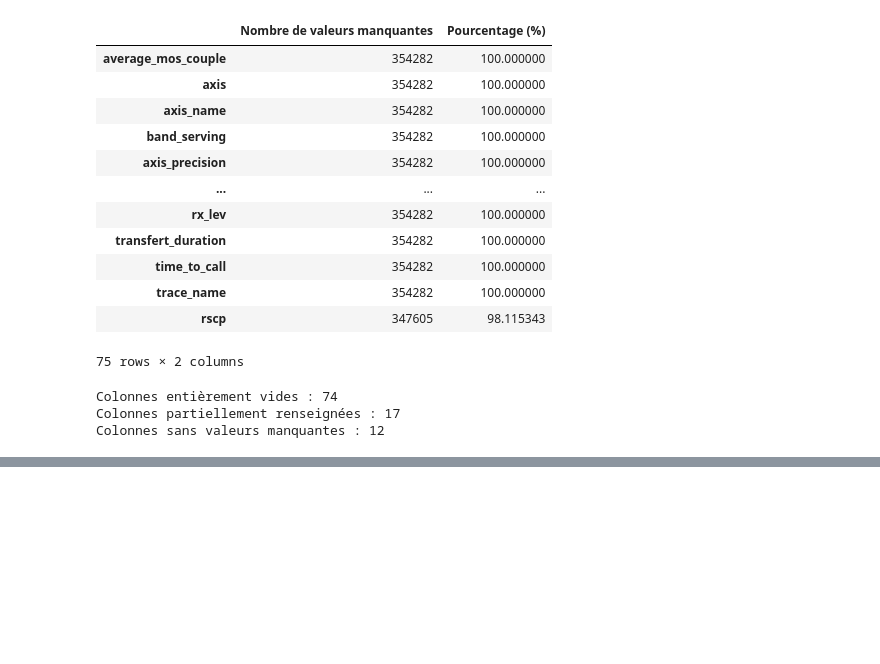
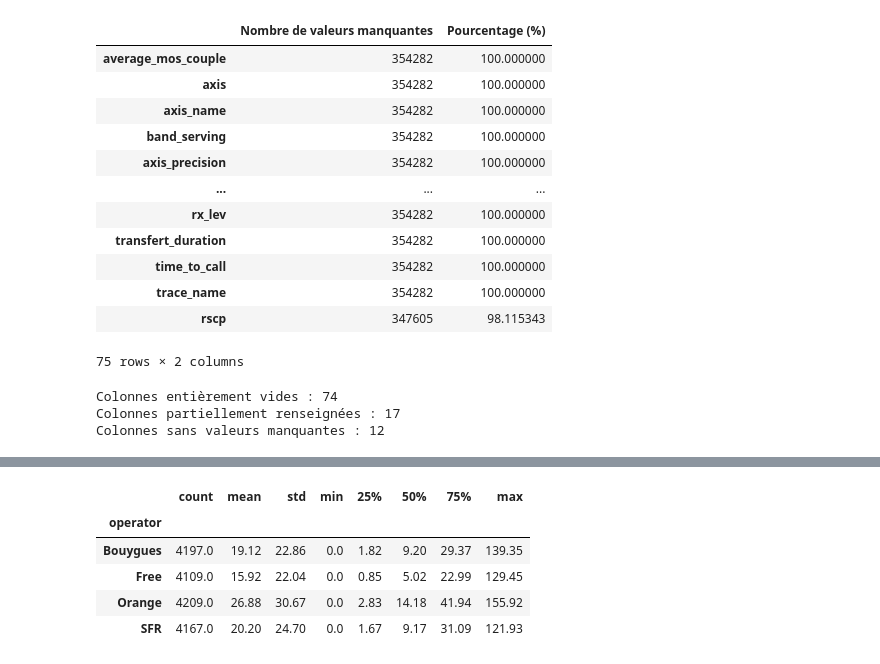
Before and after one commit to SoniaCH613/mobile-network-performance-analysis, a Jupyter notebook: analyses_jupyter/01_data_exploration.ipynb, the cells around one changed output, grey strips where cells are left out. Saved outputs shown, nothing was run; the diff lists cells and outputs as text; code cells hidden in the pictures; blank space fills up the shorter version.

```diff
--- a/analyses_jupyter/01_data_exploration.ipynb
+++ b/analyses_jupyter/01_data_exploration.ipynb
@@ -186,0 +342,13 @@ Colonnes sans valeurs manquantes : 12
+# %%
+mesures_upload=donnees_completes[donnees_completes["protocole"]=="UPLOAD"]
+stats_debit_ul=mesures_upload.groupby("operator")["bitrate_ul"].describe()
+display(stats_debit_ul.round(2))
+#bitrate_ul : c'est le debit montant c_a_d la vitesse d'envoi des données
+#Remarque : resultat : Orange possede le meilleur debit montant
+# %% [output]
+|  | count | mean | std | min | 25% | 50% | 75% | max |
+| operator |  |  |  |  |  |  |  |  |
+| Bouygues | 4197.0 | 19.12 | 22.86 | 0.0 | 1.82 | 9.20 | 29.37 | 139.35 |
+| Free | 4109.0 | 15.92 | 22.04 | 0.0 | 0.85 | 5.02 | 22.99 | 129.45 |
+| Orange | 4209.0 | 26.88 | 30.67 | 0.0 | 2.83 | 14.18 | 41.94 | 155.92 |
+| SFR | 4167.0 | 20.20 | 24.70 | 0.0 | 1.67 | 9.17 | 31.09 | 121.93 |
```
Also changed, not shown: parts of 14 cells of this notebook.
